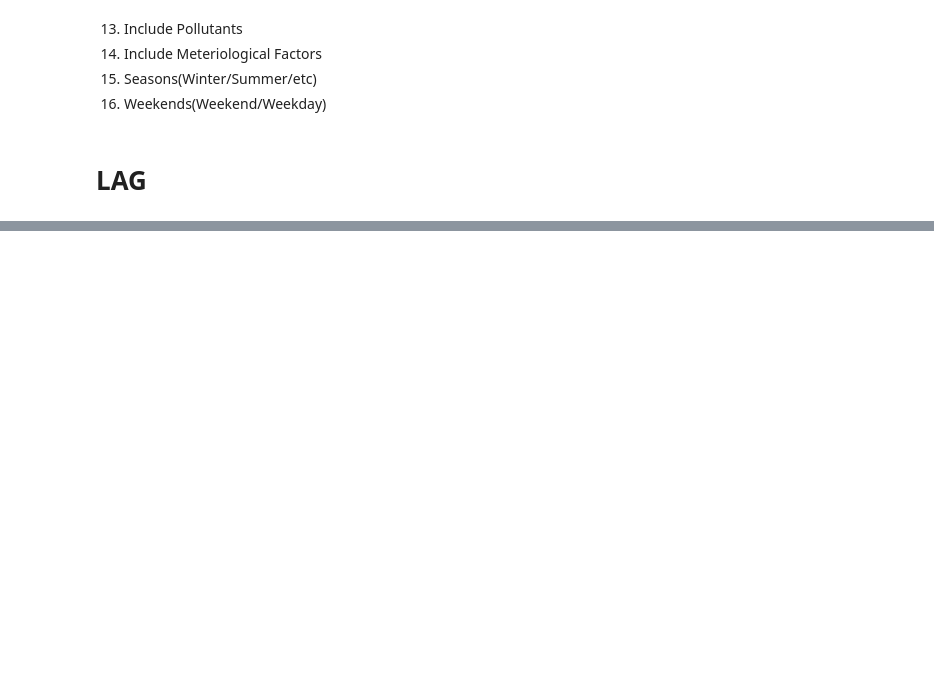
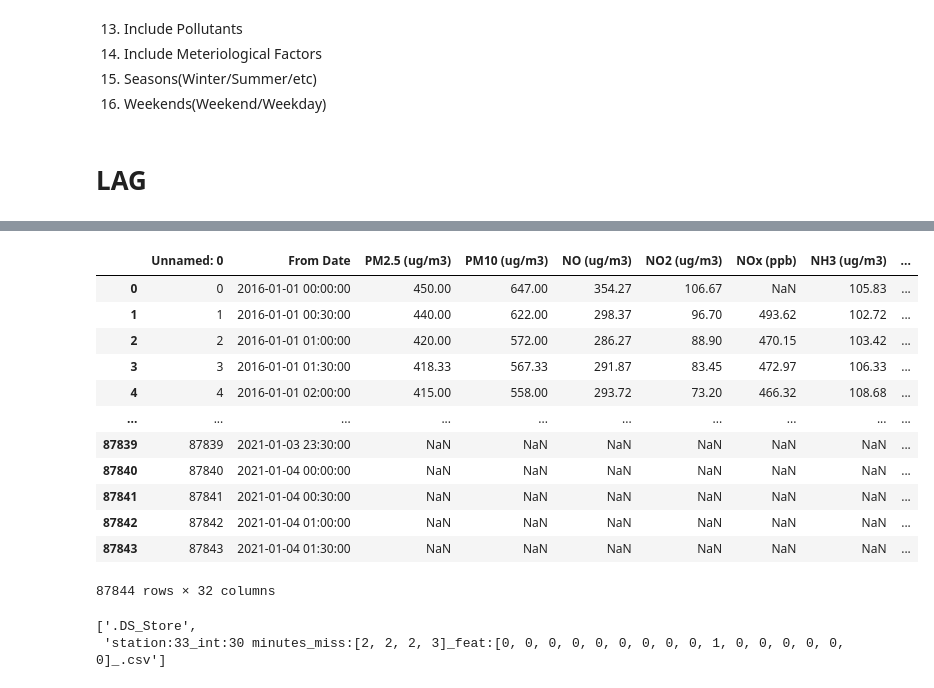
Before and after one commit to aggarwalsiddharth/framework, a Jupyter notebook: documentation.ipynb, the cells around one changed output, grey strips where cells are left out. Saved outputs shown, nothing was run; the diff lists cells and outputs as text; code cells hidden in the pictures; blank space fills up the shorter version.

```diff
--- a/documentation.ipynb
+++ b/documentation.ipynb
@@ -2004,0 +2068,16 @@ if POLLUTANT_PARAMS_LAG:
+# %%
+pd.read_csv('station:33_int:15 minutes_fill:[0,1,0,0]_feat:[0,0,0,0,0,0,0,0,0,0,0,0,0]')
+# %% [output]
+|  | Unnamed: 0 | From Date | PM2.5 (ug/m3) | PM10 (ug/m3) | NO (ug/m3) | NO2 (ug/m3) | NOx (ppb) | NH3 (ug/m3) | ... |
+| 0 | 0 | 2016-01-01 00:00:00 | 450.00 | 647.00 | 354.27 | 106.67 | NaN | 105.83 | ... |
+| 1 | 1 | 2016-01-01 00:30:00 | 440.00 | 622.00 | 298.37 | 96.70 | 493.62 | 102.72 | ... |
+| 2 | 2 | 2016-01-01 01:00:00 | 420.00 | 572.00 | 286.27 | 88.90 | 470.15 | 103.42 | ... |
+| 3 | 3 | 2016-01-01 01:30:00 | 418.33 | 567.33 | 291.87 | 83.45 | 472.97 | 106.33 | ... |
+| 4 | 4 | 2016-01-01 02:00:00 | 415.00 | 558.00 | 293.72 | 73.20 | 466.32 | 108.68 | ... |
+| ... | ... | ... | ... | ... | ... | ... | ... | ... | ... |
+| 87839 | 87839 | 2021-01-03 23:30:00 | NaN | NaN | NaN | NaN | NaN | NaN | ... |
+| 87840 | 87840 | 2021-01-04 00:00:00 | NaN | NaN | NaN | NaN | NaN | NaN | ... |
+| 87841 | 87841 | 2021-01-04 00:30:00 | NaN | NaN | NaN | NaN | NaN | NaN | ... |
+| 87842 | 87842 | 2021-01-04 01:00:00 | NaN | NaN | NaN | NaN | NaN | NaN | ... |
+| 87843 | 87843 | 2021-01-04 01:30:00 | NaN | NaN | NaN | NaN | NaN | NaN | ... |
+87844 rows × 32 columns
@@ -2004,0 +2086,6 @@ if POLLUTANT_PARAMS_LAG:
+# %%
+import os
+os.listdir('data/saved')
+# %% [output]
+['.DS_Store',
+ 'station:33_int:30 minutes_miss:[2, 2, 2, 3]_feat:[0, 0, 0, 0, 0, 0, 0, 0, 0, 1, 0, 0, 0, 0, 0, 0]_.csv']
```
Also changed, not shown: parts of 15 cells of this notebook, 19 other files.
